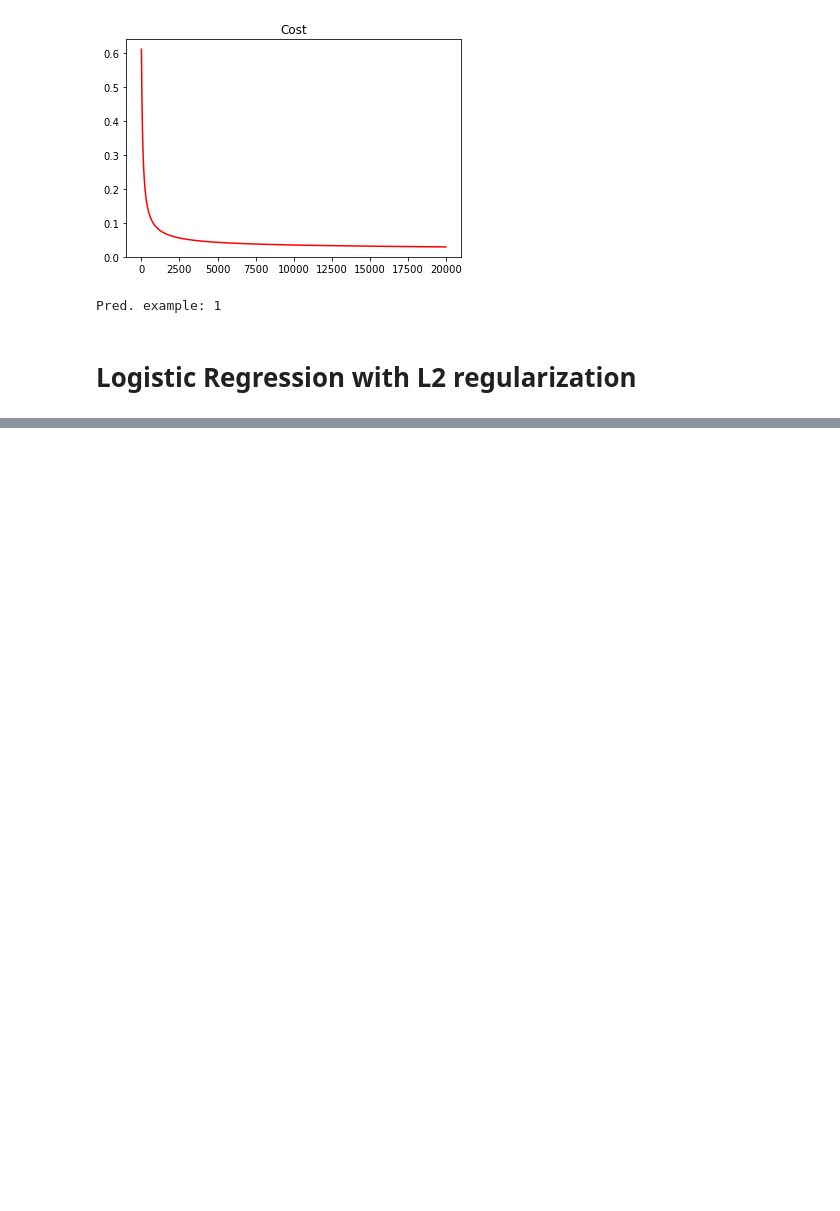
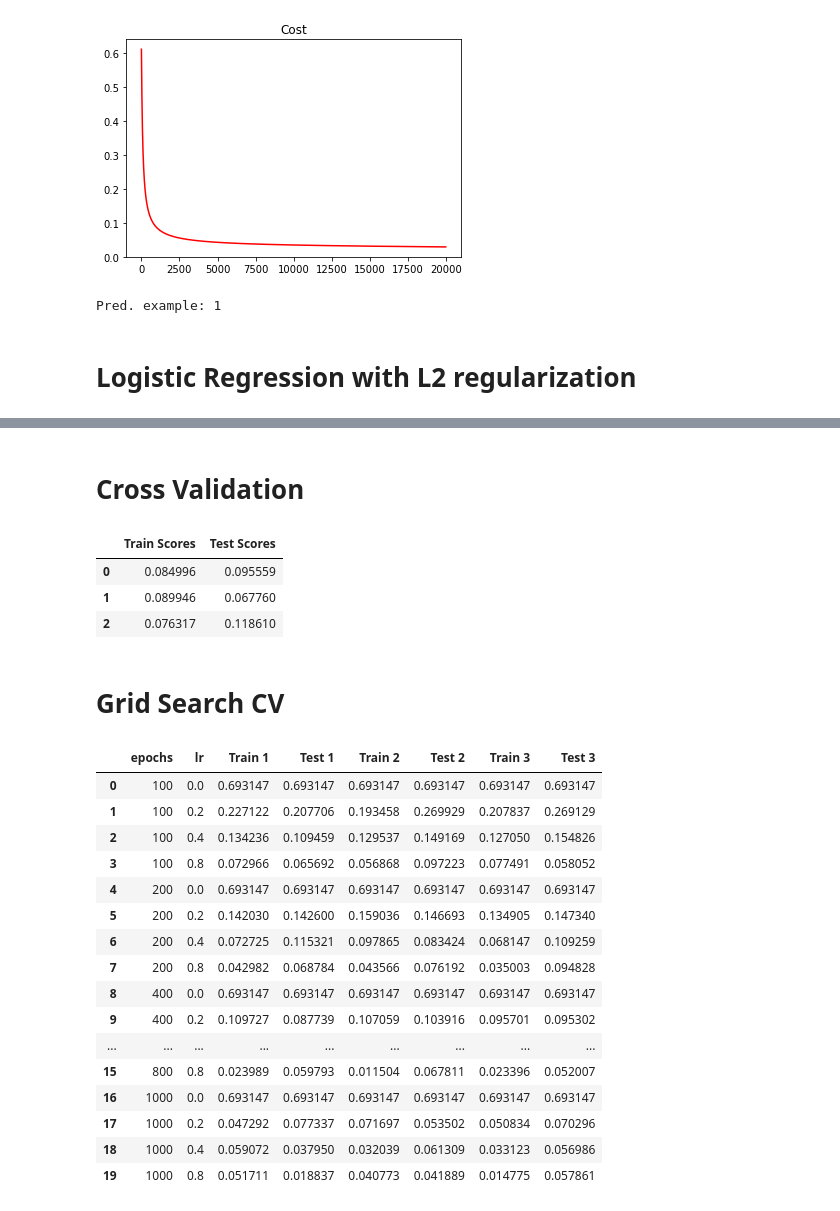
Before and after one commit to TiagoS16/SIB_MachineLearning, a Jupyter notebook: scripts/AVAL_2.ipynb, the cells around one changed output, grey strips where cells are left out. Saved outputs shown, nothing was run; the diff lists cells and outputs as text; code cells hidden in the pictures; blank space fills up the shorter version.

```diff
--- a/scripts/AVAL_2.ipynb
+++ b/scripts/AVAL_2.ipynb
@@ -157,0 +164,39 @@ Pred. example: 1
+# %% [markdown]
+# Cross Validation
+# %%
+from src.si.util.cv import *
+
+logreg = LogisticRegression(epochs=1000)
+cv = CrossValidationScore(model=logreg, dataset=dataset)
+cv.run()
+cv.toDataframe()
+# %% [output]
+|  | Train Scores | Test Scores |
+| 0 | 0.084996 | 0.095559 |
+| 1 | 0.089946 | 0.067760 |
+| 2 | 0.076317 | 0.118610 |
+# %% [markdown]
+# Grid Search CV
+# %%
+parameters = {'epochs': [100, 200, 400, 800, 1000], 'lr': [0, 0.2, 0.4, 0.8]}
+gs = GridSearchCV(logreg, dataset, parameters, cv=3, split=0.5)
+gs.run()
+gs.toDataframe()
+# %% [output]
+|  | epochs | lr | Train 1 | Test 1 | Train 2 | Test 2 | Train 3 | Test 3 |
+| 0 | 100 | 0.0 | 0.693147 | 0.693147 | 0.693147 | 0.693147 | 0.693147 | 0.693147 |
+| 1 | 100 | 0.2 | 0.227122 | 0.207706 | 0.193458 | 0.269929 | 0.207837 | 0.269129 |
+| 2 | 100 | 0.4 | 0.134236 | 0.109459 | 0.129537 | 0.149169 | 0.127050 | 0.154826 |
+| 3 | 100 | 0.8 | 0.072966 | 0.065692 | 0.056868 | 0.097223 | 0.077491 | 0.058052 |
+| 4 | 200 | 0.0 | 0.693147 | 0.693147 | 0.693147 | 0.693147 | 0.693147 | 0.693147 |
+| 5 | 200 | 0.2 | 0.142030 | 0.142600 | 0.159036 | 0.146693 | 0.134905 | 0.147340 |
+| 6 | 200 | 0.4 | 0.072725 | 0.115321 | 0.097865 | 0.083424 | 0.068147 | 0.109259 |
+| 7 | 200 | 0.8 | 0.042982 | 0.068784 | 0.043566 | 0.076192 | 0.035003 | 0.094828 |
+| 8 | 400 | 0.0 | 0.693147 | 0.693147 | 0.693147 | 0.693147 | 0.693147 | 0.693147 |
+| 9 | 400 | 0.2 | 0.109727 | 0.087739 | 0.107059 | 0.103916 | 0.095701 | 0.095302 |
+| ... | ... | ... | ... | ... | ... | ... | ... | ... |
+| 15 | 800 | 0.8 | 0.023989 | 0.059793 | 0.011504 | 0.067811 | 0.023396 | 0.052007 |
+| 16 | 1000 | 0.0 | 0.693147 | 0.693147 | 0.693147 | 0.693147 | 0.693147 | 0.693147 |
+| 17 | 1000 | 0.2 | 0.047292 | 0.077337 | 0.071697 | 0.053502 | 0.050834 | 0.070296 |
+| 18 | 1000 | 0.4 | 0.059072 | 0.037950 | 0.032039 | 0.061309 | 0.033123 | 0.056986 |
+| 19 | 1000 | 0.8 | 0.051711 | 0.018837 | 0.040773 | 0.041889 | 0.014775 | 0.057861 |
```
Also changed, not shown: parts of 3 cells of this notebook, 6 other files.
